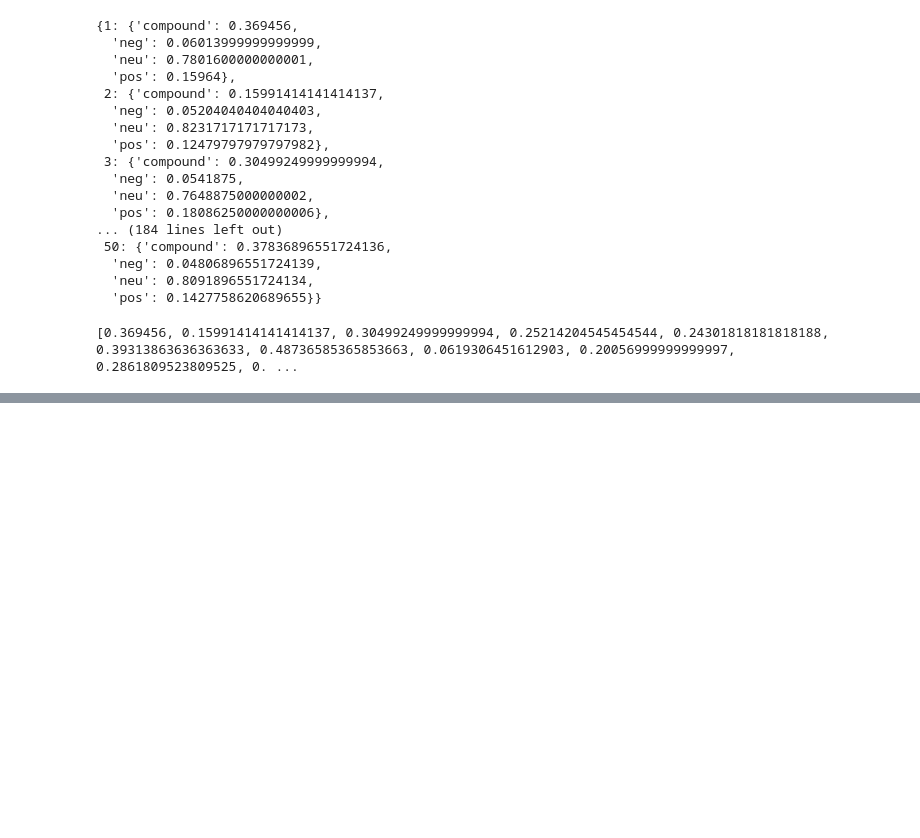
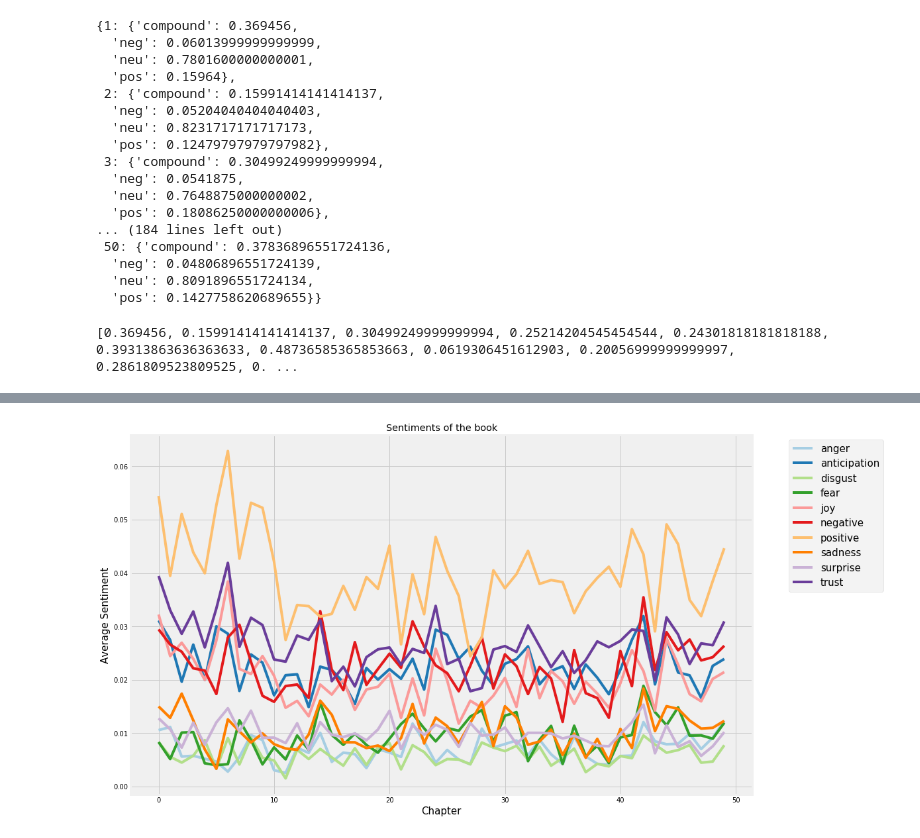
Before and after one commit to cruzer3008/Final-Year-Project, a Jupyter notebook: Any Book/Sentiment Analysis.ipynb, the cells around one changed output, grey strips where cells are left out. Drawn from its saved outputs; the diff is of its cells as text; code cells hidden in the pictures; blank space fills up the shorter version.

```diff
--- a/Any Book/Sentiment Analysis.ipynb
+++ b/Any Book/Sentiment Analysis.ipynb
@@ -197,0 +271,3 @@ Text(0, 0.5, 'Average Sentiment')
+# %%
+chap_df['word_count'] = chap_df['text'].apply(tokenize.word_tokenize).apply(len)
+chap_df.head()
@@ -197,0 +281,5 @@ Text(0, 0.5, 'Average Sentiment')
+# %%
+emotions = ['anger', 'anticipation','disgust', 'fear', 'joy', 'negative', 'positive', 'sadness', 'surprise','trust']
+# %%
+for emotion in emotions:
+    chap_df[emotion] = chap_df[emotion] / chap_df['word_count']
@@ -197,0 +295,20 @@ Text(0, 0.5, 'Average Sentiment')
+# %%
+import seaborn as sns
+sns.set_palette(sns.color_palette("Paired", 20))
+# %%
+length = len(raw)
+x = np.linspace(0, length - 1, num=length)
+fig= plt.figure(figsize=(15,10))
+
+for i in range(len(emotions)):
+    emo = (emotions[i])
+    y = [i for i in chap_df[emo]]
+    plt.plot(x,y,label = emo)
+
+plt.legend(loc='best', fontsize=15, bbox_to_anchor=(1.05, 1))
+plt.title('Sentiments of the book')
+plt.xlabel('Chapter', fontsize=15)
+plt.ylabel('Average Sentiment', fontsize=15)
+plt.show()
+# %% [output]
+[figure, added]
```
Also changed, not shown: parts of 13 cells of this notebook, 1 other file.
